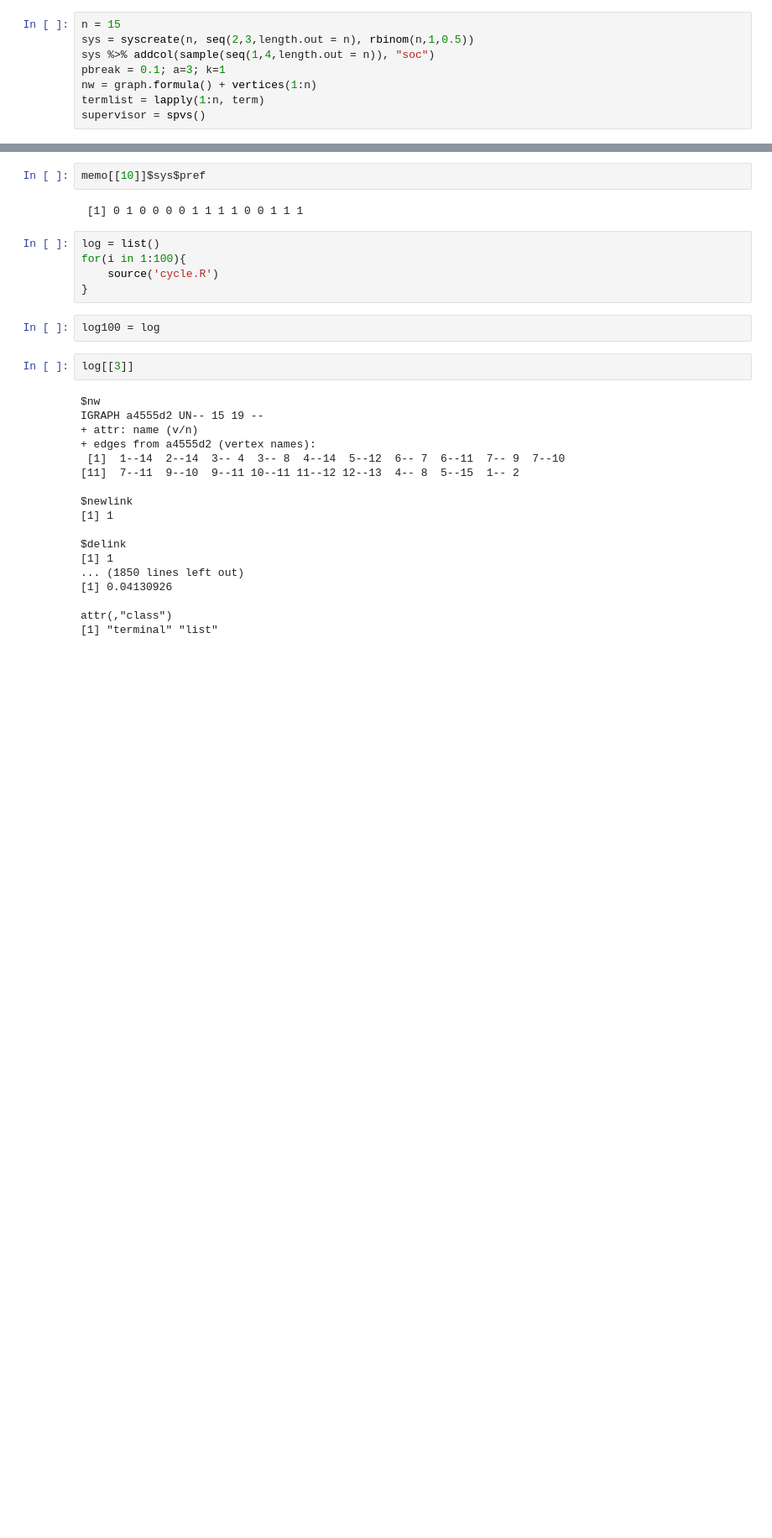
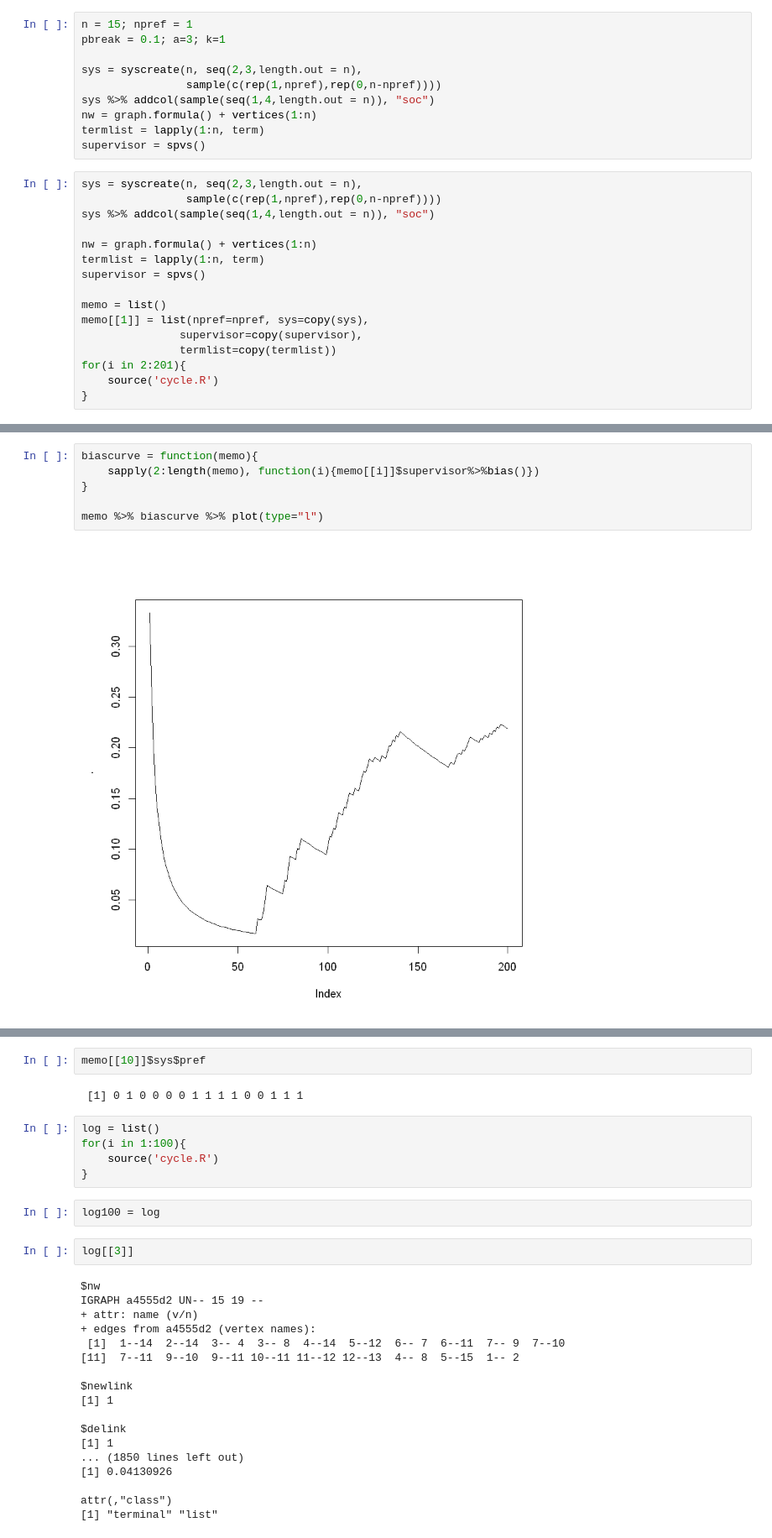
Before and after one commit to yojire/CSCS-530-Project, a Jupyter notebook: R Implementation.ipynb, the cells around one changed output, grey strips where cells are left out. Shown: that part at 84% size. Cells and saved outputs as stored; diff of their text form; blank space fills up the shorter version.

```diff
--- a/R Implementation.ipynb
+++ b/R Implementation.ipynb
@@ -16,8 +19,26 @@ source('termfunc.R')
 # %%
-n = 15
-sys = syscreate(n, seq(2,3,length.out = n), rbinom(n,1,0.5))
+n = 15; npref = 1
+pbreak = 0.1; a=3; k=1
+
+sys = syscreate(n, seq(2,3,length.out = n),
+                sample(c(rep(1,npref),rep(0,n-npref))))
 sys %>% addcol(sample(seq(1,4,length.out = n)), "soc")
-pbreak = 0.1; a=3; k=1
 nw = graph.formula() + vertices(1:n)
 termlist = lapply(1:n, term)
 supervisor = spvs()
+# %%
+sys = syscreate(n, seq(2,3,length.out = n),
+                sample(c(rep(1,npref),rep(0,n-npref))))
+sys %>% addcol(sample(seq(1,4,length.out = n)), "soc")
+
+nw = graph.formula() + vertices(1:n)
+termlist = lapply(1:n, term)
+supervisor = spvs()
+
+memo = list()
+memo[[1]] = list(npref=npref, sys=copy(sys),
+               supervisor=copy(supervisor),
+               termlist=copy(termlist))
+for(i in 2:201){
+    source('cycle.R')
+}
@@ -23,0 +58,8 @@ supervisor = spvs()
+# %%
+biascurve = function(memo){
+    sapply(2:length(memo), function(i){memo[[i]]$supervisor%>%bias()})
+}
+
+memo %>% biascurve %>% plot(type="l")
+# %% [output]
+[figure, added]
```
Also changed, not shown: parts of 32 cells of this notebook, 8 other files.
